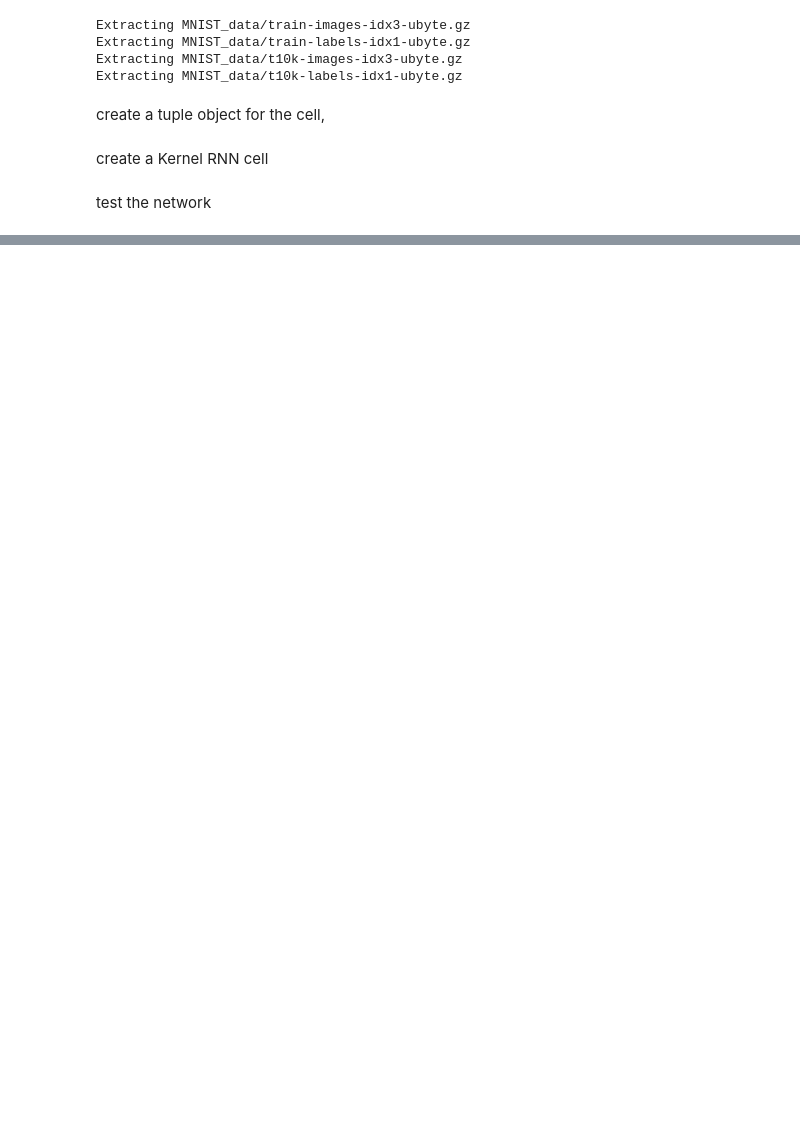
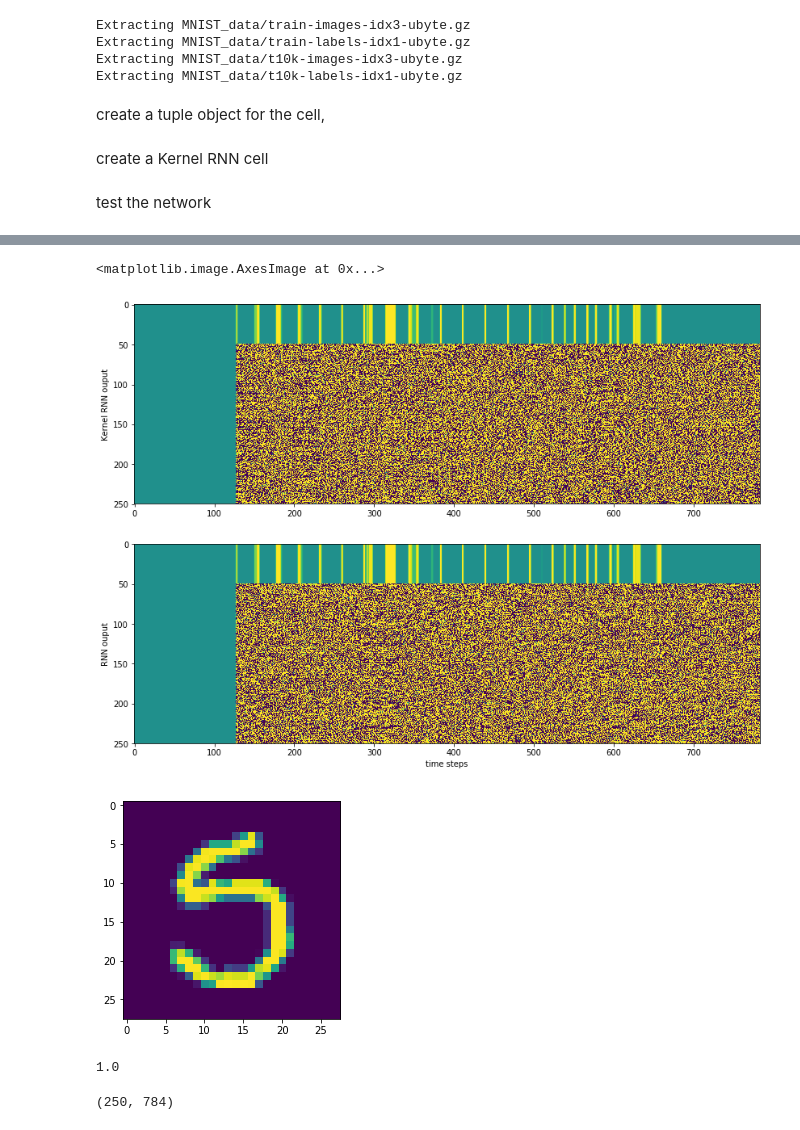
Before and after one commit to eghbalhosseini/KeRNL, a Jupyter notebook: kernel_irnn_cell_with.ipynb, the cells around one changed output, grey strips where cells are left out. Cells and saved outputs as stored; diff of their text form; code cells hidden in the pictures; blank space fills up the shorter version.

Commit message:
kernel rnn debugging, stage 2 , activity output is similar to normal rnn, next is checking internal parameters of kernel rnn

```diff
--- a/kernel_irnn_cell_with.ipynb
+++ b/kernel_irnn_cell_with.ipynb
@@ -287,14 +288,16 @@ def kernel_RNN(x, weights, biases):
     # Unstack to get a list of 'timesteps' tensors of shape (batch_size, n_input)
 
     # using variable scope to initialize to identity
-    with tf.variable_scope('recurrent',initializer=tf.initializers.identity()) as scope:
+    with tf.variable_scope('recurrent',initializer=tf.initializers.truncated_normal()) as scope:
         # Define a lstm cell with tensorflow
         kernel_cell = KernelRNNCell(num_units=num_hidden,num_inputs=num_input)
+        rnn_cell = tf.contrib.rnn.BasicRNNCell(num_hidden,name='irnn')
         # Get lstm cell output
-        outputs, states = tf.nn.dynamic_rnn(kernel_cell, x, dtype=tf.float32)
+        kernel_outputs, kernel_states = tf.nn.dynamic_rnn(kernel_cell, x, dtype=tf.float32)
+        rnn_outputs, rnn_states = tf.nn.dynamic_rnn(rnn_cell, x, dtype=tf.float32)
 
     # Linear activation, using rnn inner loop last output
-    return tf.matmul(outputs[:,-1,:], weights['out']) + biases['out']
+    return tf.matmul(kernel_outputs[:,-1,:], weights['out']) + biases['out'], kernel_outputs, tf.matmul(rnn_outputs[:,-1,:], weights['out']) + biases['out'], rnn_outputs
 # %%
 tf.reset_default_graph()
 graph=tf.Graph()
@@ -308,6 +311,8 @@ with graph.as_default():
     }
     X = tf.placeholder("float", [None, timesteps, num_input])
     Y = tf.placeholder("float", [None, num_classes])
-    logits = kernel_RNN(X, weights, biases)
+    kernel_logits, kernel_all_logits,rnn_logits, rnn_all_logits = kernel_RNN(X, weights, biases)
     prediction = tf.nn.softmax(logits)
+    init = tf.global_variables_initializer()
+    variable_names=[v.name for v in tf.trainable_variables()]
 # %% [output]
@@ -325,0 +328,10 @@ NameError: name 'init' is not defined
+# %%
+with tf.Session(graph=graph) as sess :
+    sess.run(init)
+    values = sess.run(variable_names)
+    for k, v in zip(variable_names,values):
+        print(["variable: " , k])
+        print(["value: " , v])
+        print(["variable: " , np.unicode_.find(k,'output')])
+        print(["shape: " , v.shape])
+        #print(v)
@@ -325,0 +356,29 @@ NameError: name 'init' is not defined
+# %%
+with tf.Session(graph=graph) as sess:
+    sess.run(init)
+    batch_x,batch_y=mnist.train.next_batch(batch_size)
+    batch_x = batch_x.reshape((batch_size, timesteps, num_input))
+    kernel_final_class, kernel_outputs=sess.run([kernel_logits, kernel_all_logits], feed_dict={X: batch_x})
+    rnn_final_class, rnn_outputs=sess.run([rnn_logits, rnn_all_logits], feed_dict={X: batch_x})
+
+outputs_np=np.asarray(kernel_outputs[9])
+rnn_ouputs_np=np.asarray(rnn_outputs[9])
+plt.figure(figsize=[15,10])
+plt.subplot(211)
+plt.imshow(np.vstack([np.tile(np.transpose(batch_x[9]),[50,1]),outputs_np.transpose()]))
+plt.ylabel('Kernel RNN ouput')
+ax=plt.subplot(212)
+ax.imshow(np.vstack([np.tile(np.transpose(batch_x[9]),[50,1]),rnn_ouputs_np.transpose()]))
+plt.ylabel('RNN ouput')
+plt.xlabel('time steps')
+plt.figure()
+plt.imshow(batch_x[9].reshape(28,28))
+# %% [output]
+<matplotlib.image.AxesImage at 0x...>
+[figure, added]
+[figure, added]
+# %%
+np.max(outputs_np)
+np.max(batch_x[9])
+# %% [output]
+1.0
@@ -325,0 +387,4 @@ NameError: name 'init' is not defined
+# %%
+a.shape
+# %% [output]
+(250, 784)
```
Also changed, not shown: parts of 6 cells of this notebook.
